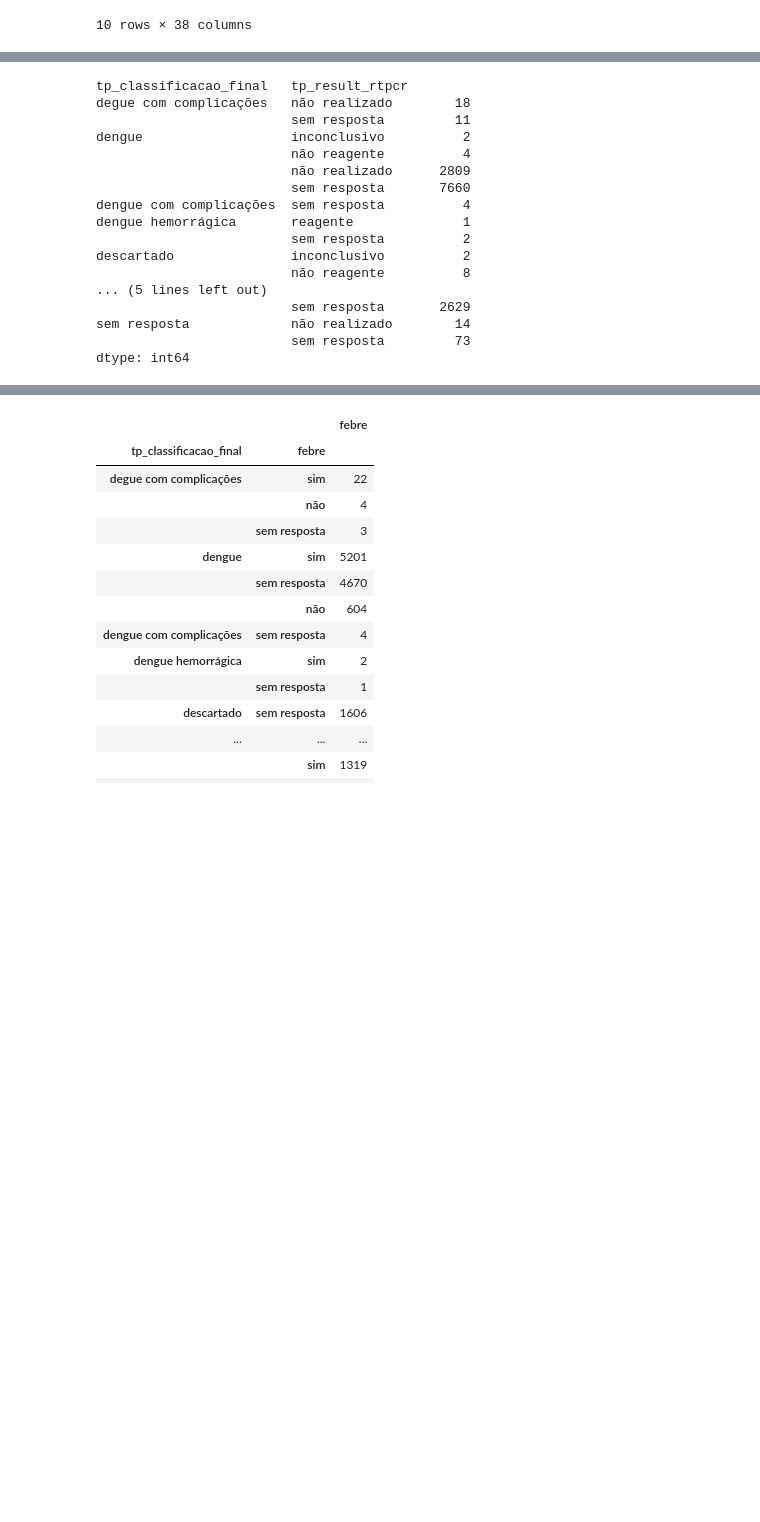
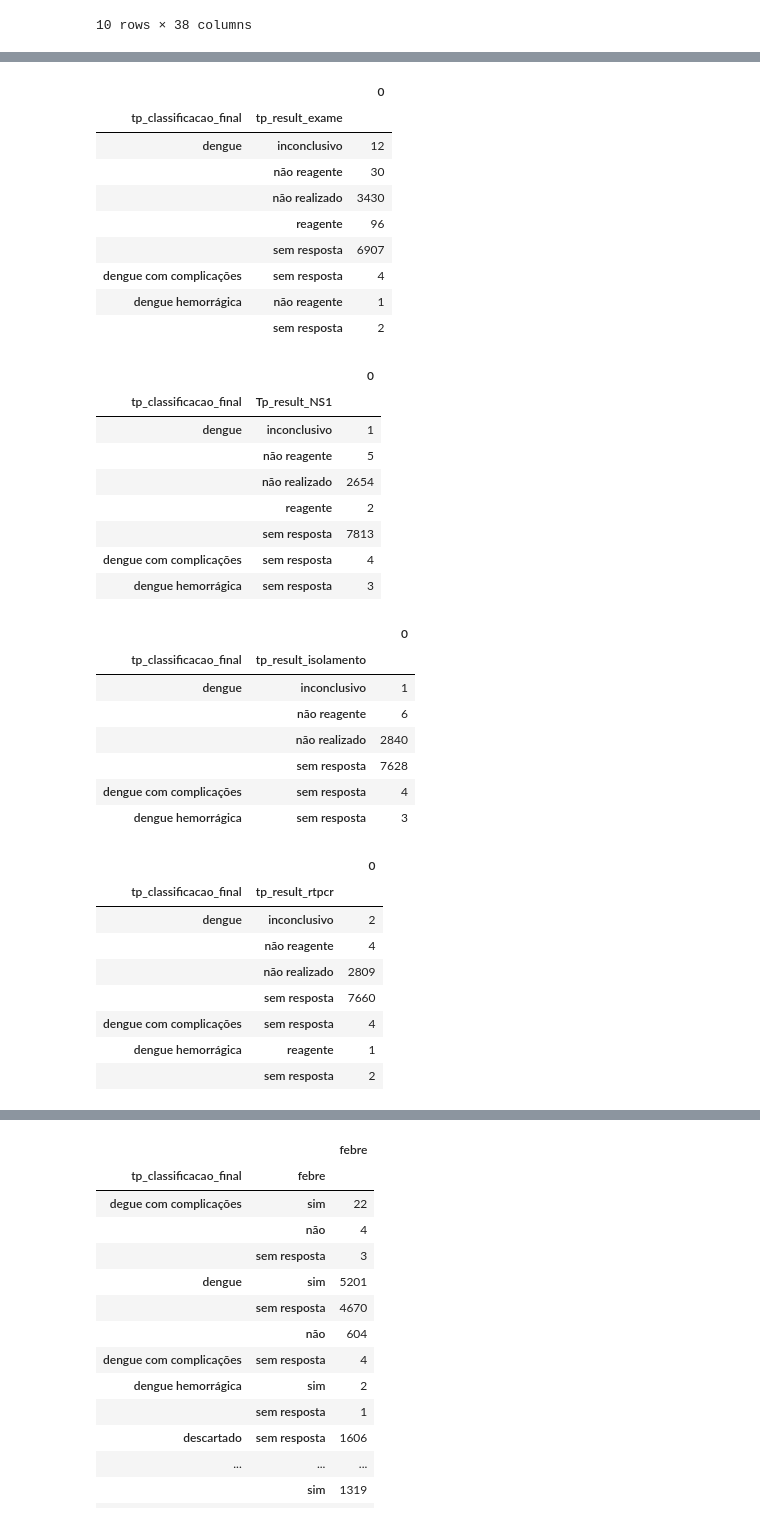
Before and after one commit to if1015-datascience-ufpe/2018-1-projeto-apt, a Jupyter notebook: dengue.ipynb, the cells around one changed output, grey strips where cells are left out. Cells and saved outputs as stored; diff of their text form; code cells hidden in the pictures; blank space fills up the shorter version.

Commit message:
Search exams data for some strat information

```diff
--- a/dengue.ipynb
+++ b/dengue.ipynb
@@ -234,27 +244,48 @@ hv.Histogram(np.histogram(df['idade'].apply(lambda i: i.mid), bins=20,  range=(0
 [interactive output not drawn]
-# %%
-df[filtro].groupby(['tp_classificacao_final', 'tp_result_rtpcr']).size()
-
-# arbovirus
-# 1 -> reagente
-# 2 não reagente
-# 3 incoclusivo
-# 4 não realizado
-# %% [output]
-tp_classificacao_final   tp_result_rtpcr
-degue com complicações   não realizado        18
-                         sem resposta         11
-dengue                   inconclusivo          2
-                         não reagente          4
-                         não realizado      2809
-                         sem resposta       7660
-dengue com complicações  sem resposta          4
-dengue hemorrágica       reagente              1
-                         sem resposta          2
-descartado               inconclusivo          2
-                         não reagente          8
-... (5 lines left out)
-                         sem resposta       2629
-sem resposta             não realizado        14
-                         sem resposta         73
-dtype: int64
+# %%
+exams = [
+    'tp_result_exame', 'Tp_result_NS1', 'tp_result_isolamento', 'tp_result_rtpcr', 'tp_result_histopatologia',
+    'tp_result_imunohistoquimica'
+]
+
+[display(df[df['tp_classificacao_final'].apply(lambda c: c.startswith('dengue'))]
+     .groupby(['tp_classificacao_final', exam]).size().to_frame())
+ for exam in exams]
+pass
+# %% [output]
+|  |  | 0 |
+| tp_classificacao_final | tp_result_exame |  |
+| dengue | inconclusivo | 12 |
+|  | não reagente | 30 |
+|  | não realizado | 3430 |
+|  | reagente | 96 |
+|  | sem resposta | 6907 |
+| dengue com complicações | sem resposta | 4 |
+| dengue hemorrágica | não reagente | 1 |
+|  | sem resposta | 2 |
+|  |  | 0 |
+| tp_classificacao_final | Tp_result_NS1 |  |
+| dengue | inconclusivo | 1 |
+|  | não reagente | 5 |
+|  | não realizado | 2654 |
+|  | reagente | 2 |
+|  | sem resposta | 7813 |
+| dengue com complicações | sem resposta | 4 |
+| dengue hemorrágica | sem resposta | 3 |
+|  |  | 0 |
+| tp_classificacao_final | tp_result_isolamento |  |
+| dengue | inconclusivo | 1 |
+|  | não reagente | 6 |
+|  | não realizado | 2840 |
+|  | sem resposta | 7628 |
+| dengue com complicações | sem resposta | 4 |
+| dengue hemorrágica | sem resposta | 3 |
+|  |  | 0 |
+| tp_classificacao_final | tp_result_rtpcr |  |
+| dengue | inconclusivo | 2 |
+|  | não reagente | 4 |
+|  | não realizado | 2809 |
+|  | sem resposta | 7660 |
+| dengue com complicações | sem resposta | 4 |
+| dengue hemorrágica | reagente | 1 |
+|  | sem resposta | 2 |
```
Also changed, not shown: parts of 4 cells of this notebook.
